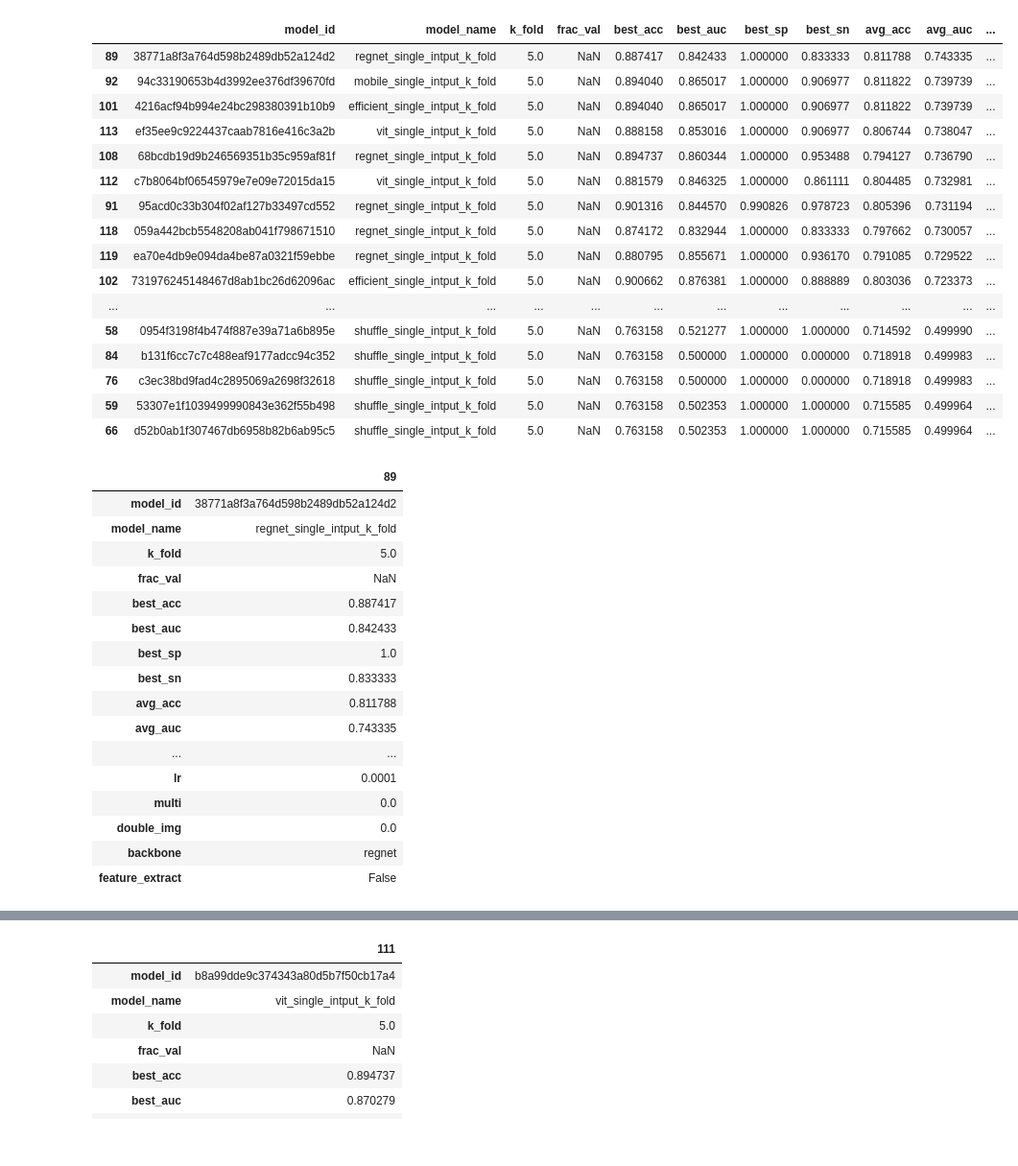
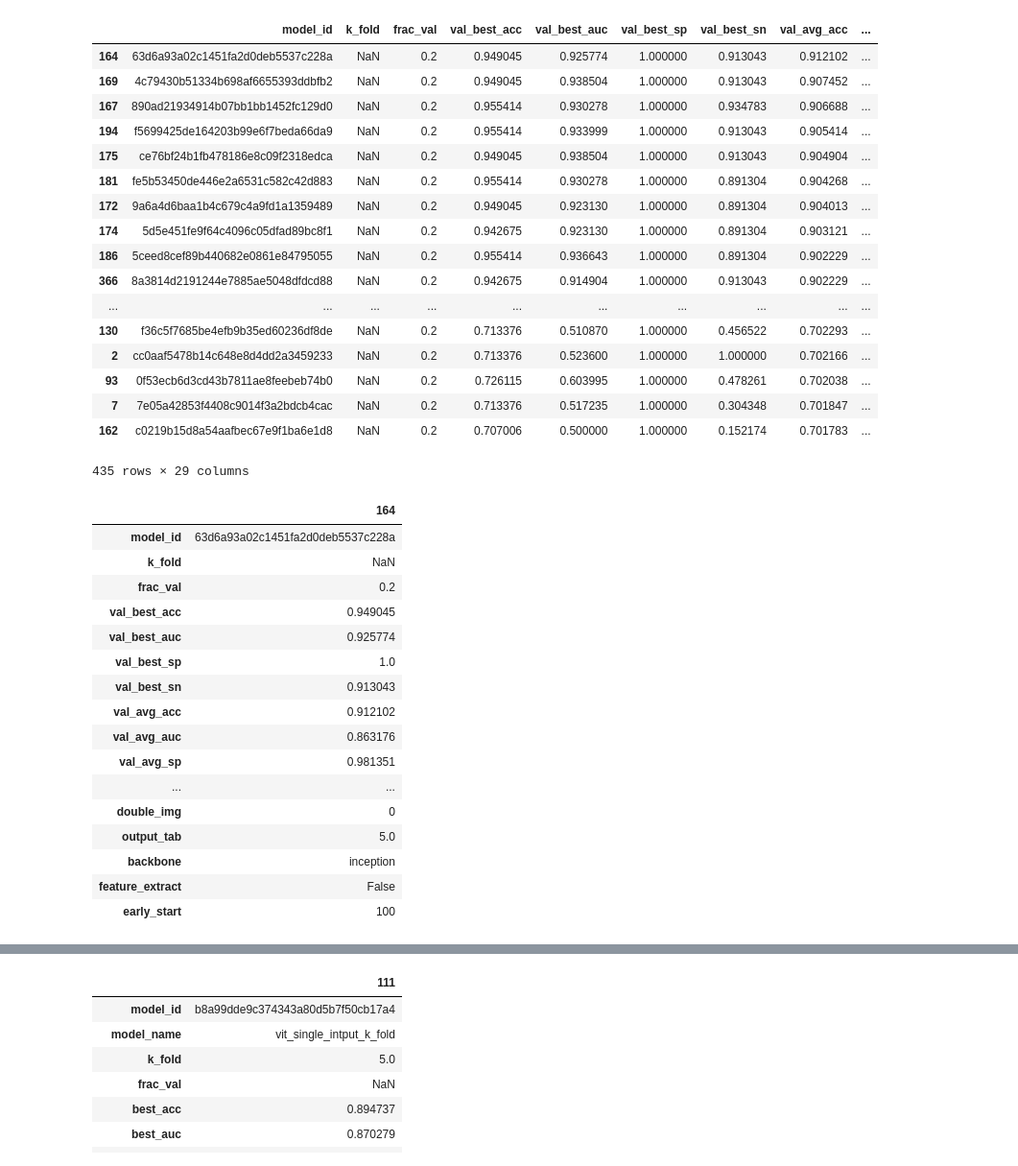
Before and after one commit to FelipeMarcelino/glaucoma, a Jupyter notebook: notebooks/results_v2.ipynb, the cells around one changed output, grey strips where cells are left out. Shown at 96% size. Drawn from its saved outputs; the diff is of its cells as text; code cells hidden in the pictures.

```diff
--- a/notebooks/results_v2.ipynb
+++ b/notebooks/results_v2.ipynb
@@ -27,41 +38,42 @@ summary
 # %%
-summary.sort_values("avg_auc",ascending=False)
+summary.sort_values("val_avg_acc",ascending=False)
 # %% [output]
-|  | model_id | model_name | k_fold | frac_val | best_acc | best_auc | best_sp | best_sn | avg_acc | avg_auc | ... |
-| 89 | 38771a8f3a764d598b2489db52a124d2 | regnet_single_intput_k_fold | 5.0 | NaN | 0.887417 | 0.842433 | 1.000000 | 0.833333 | 0.811788 | 0.743335 | ... |
-| 92 | 94c33190653b4d3992ee376df39670fd | mobile_single_intput_k_fold | 5.0 | NaN | 0.894040 | 0.865017 | 1.000000 | 0.906977 | 0.811822 | 0.739739 | ... |
-| 101 | 4216acf94b994e24bc298380391b10b9 | efficient_single_intput_k_fold | 5.0 | NaN | 0.894040 | 0.865017 | 1.000000 | 0.906977 | 0.811822 | 0.739739 | ... |
-| 113 | ef35ee9c9224437caab7816e416c3a2b | vit_single_intput_k_fold | 5.0 | NaN | 0.888158 | 0.853016 | 1.000000 | 0.906977 | 0.806744 | 0.738047 | ... |
-| 108 | 68bcdb19d9b246569351b35c959af81f | regnet_single_intput_k_fold | 5.0 | NaN | 0.894737 | 0.860344 | 1.000000 | 0.953488 | 0.794127 | 0.736790 | ... |
-| 112 | c7b8064bf06545979e7e09e72015da15 | vit_single_intput_k_fold | 5.0 | NaN | 0.881579 | 0.846325 | 1.000000 | 0.861111 | 0.804485 | 0.732981 | ... |
-| 91 | 95acd0c33b304f02af127b33497cd552 | regnet_single_intput_k_fold | 5.0 | NaN | 0.901316 | 0.844570 | 0.990826 | 0.978723 | 0.805396 | 0.731194 | ... |
-| 118 | 059a442bcb5548208ab041f798671510 | regnet_single_intput_k_fold | 5.0 | NaN | 0.874172 | 0.832944 | 1.000000 | 0.833333 | 0.797662 | 0.730057 | ... |
-| 119 | ea70e4db9e094da4be87a0321f59ebbe | regnet_single_intput_k_fold | 5.0 | NaN | 0.880795 | 0.855671 | 1.000000 | 0.936170 | 0.791085 | 0.729522 | ... |
-| 102 | 731976245148467d8ab1bc26d62096ac | efficient_single_intput_k_fold | 5.0 | NaN | 0.900662 | 0.876381 | 1.000000 | 0.888889 | 0.803036 | 0.723373 | ... |
-| ... | ... | ... | ... | ... | ... | ... | ... | ... | ... | ... | ... |
-| 58 | 0954f3198f4b474f887e39a71a6b895e | shuffle_single_intput_k_fold | 5.0 | NaN | 0.763158 | 0.521277 | 1.000000 | 1.000000 | 0.714592 | 0.499990 | ... |
-| 84 | b131f6cc7c7c488eaf9177adcc94c352 | shuffle_single_intput_k_fold | 5.0 | NaN | 0.763158 | 0.500000 | 1.000000 | 0.000000 | 0.718918 | 0.499983 | ... |
-| 76 | c3ec38bd9fad4c2895069a2698f32618 | shuffle_single_intput_k_fold | 5.0 | NaN | 0.763158 | 0.500000 | 1.000000 | 0.000000 | 0.718918 | 0.499983 | ... |
-| 59 | 53307e1f1039499990843e362f55b498 | shuffle_single_intput_k_fold | 5.0 | NaN | 0.763158 | 0.502353 | 1.000000 | 1.000000 | 0.715585 | 0.499964 | ... |
-| 66 | d52b0ab1f307467db6958b82b6ab95c5 | shuffle_single_intput_k_fold | 5.0 | NaN | 0.763158 | 0.502353 | 1.000000 | 1.000000 | 0.715585 | 0.499964 | ... |
+|  | model_id | k_fold | frac_val | val_best_acc | val_best_auc | val_best_sp | val_best_sn | val_avg_acc | ... |
+| 164 | 63d6a93a02c1451fa2d0deb5537c228a | NaN | 0.2 | 0.949045 | 0.925774 | 1.000000 | 0.913043 | 0.912102 | ... |
+| 169 | 4c79430b51334b698af6655393ddbfb2 | NaN | 0.2 | 0.949045 | 0.938504 | 1.000000 | 0.913043 | 0.907452 | ... |
+| 167 | 890ad21934914b07bb1bb1452fc129d0 | NaN | 0.2 | 0.955414 | 0.930278 | 1.000000 | 0.934783 | 0.906688 | ... |
+| 194 | f5699425de164203b99e6f7beda66da9 | NaN | 0.2 | 0.955414 | 0.933999 | 1.000000 | 0.913043 | 0.905414 | ... |
+| 175 | ce76bf24b1fb478186e8c09f2318edca | NaN | 0.2 | 0.949045 | 0.938504 | 1.000000 | 0.913043 | 0.904904 | ... |
+| 181 | fe5b53450de446e2a6531c582c42d883 | NaN | 0.2 | 0.955414 | 0.930278 | 1.000000 | 0.891304 | 0.904268 | ... |
+| 172 | 9a6a4d6baa1b4c679c4a9fd1a1359489 | NaN | 0.2 | 0.949045 | 0.923130 | 1.000000 | 0.891304 | 0.904013 | ... |
+| 174 | 5d5e451fe9f64c4096c05dfad89bc8f1 | NaN | 0.2 | 0.942675 | 0.923130 | 1.000000 | 0.891304 | 0.903121 | ... |
+| 186 | 5ceed8cef89b440682e0861e84795055 | NaN | 0.2 | 0.955414 | 0.936643 | 1.000000 | 0.891304 | 0.902229 | ... |
+| 366 | 8a3814d2191244e7885ae5048dfdcd88 | NaN | 0.2 | 0.942675 | 0.914904 | 1.000000 | 0.913043 | 0.902229 | ... |
+| ... | ... | ... | ... | ... | ... | ... | ... | ... | ... |
+| 130 | f36c5f7685be4efb9b35ed60236df8de | NaN | 0.2 | 0.713376 | 0.510870 | 1.000000 | 0.456522 | 0.702293 | ... |
+| 2 | cc0aaf5478b14c648e8d4dd2a3459233 | NaN | 0.2 | 0.713376 | 0.523600 | 1.000000 | 1.000000 | 0.702166 | ... |
+| 93 | 0f53ecb6d3cd43b7811ae8feebeb74b0 | NaN | 0.2 | 0.726115 | 0.603995 | 1.000000 | 0.478261 | 0.702038 | ... |
+| 7 | 7e05a42853f4408c9014f3a2bdcb4cac | NaN | 0.2 | 0.713376 | 0.517235 | 1.000000 | 0.304348 | 0.701847 | ... |
+| 162 | c0219b15d8a54aafbec67e9f1ba6e1d8 | NaN | 0.2 | 0.707006 | 0.500000 | 1.000000 | 0.152174 | 0.701783 | ... |
+435 rows × 29 columns
 # %%
-summary.sort_values("avg_auc",ascending=False).iloc[0].to_frame() # Total params: 6.5m, total memory = 1.3G
+summary.sort_values("val_avg_acc",ascending=False).iloc[0].to_frame() # Total params: 6.5m, total memory = 1.3G
 # %% [output]
-|  | 89 |
-| model_id | 38771a8f3a764d598b2489db52a124d2 |
-| model_name | regnet_single_intput_k_fold |
-| k_fold | 5.0 |
-| frac_val | NaN |
-| best_acc | 0.887417 |
-| best_auc | 0.842433 |
-| best_sp | 1.0 |
-| best_sn | 0.833333 |
-| avg_acc | 0.811788 |
-| avg_auc | 0.743335 |
+|  | 164 |
+| model_id | 63d6a93a02c1451fa2d0deb5537c228a |
+| k_fold | NaN |
+| frac_val | 0.2 |
+| val_best_acc | 0.949045 |
+| val_best_auc | 0.925774 |
+| val_best_sp | 1.0 |
+| val_best_sn | 0.913043 |
+| val_avg_acc | 0.912102 |
+| val_avg_auc | 0.863176 |
+| val_avg_sp | 0.981351 |
 | ... | ... |
-| lr | 0.0001 |
-| multi | 0.0 |
-| double_img | 0.0 |
-| backbone | regnet |
+| double_img | 0 |
+| output_tab | 5.0 |
+| backbone | inception |
 | feature_extract | False |
+| early_start | 100 |
 # %%
```
Also changed, not shown: parts of 3 cells of this notebook, 5 other files.
